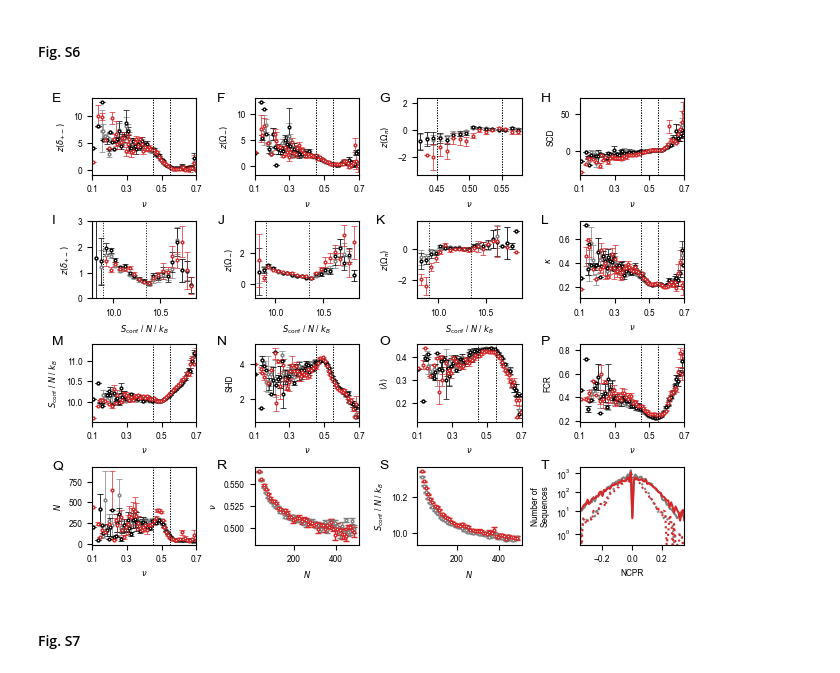
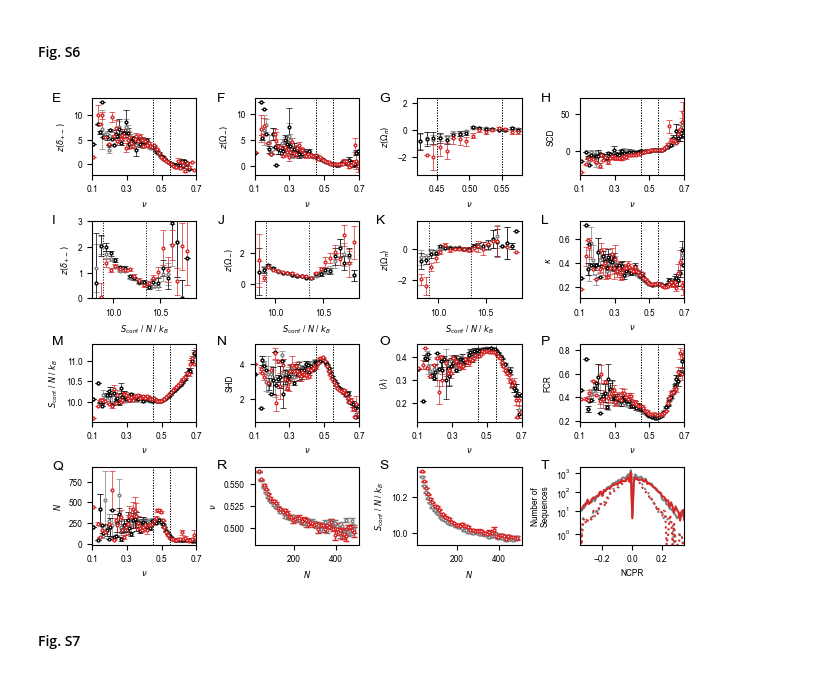
Before and after one commit to KULL-Centre/_2023_Tesei_IDRome, a Jupyter notebook: seq_conf_prop.ipynb, the cells around one changed output. Cells and saved outputs as stored; diff of their text form; code cells hidden in the pictures.

```diff
--- a/seq_conf_prop.ipynb
+++ b/seq_conf_prop.ipynb
@@ -193,7 +186,7 @@ x = bins[:-1]+bin_width/2
 for ax,feature,label in zip([ax1,ax2,ax3,ax4,ax5,ax6],features,labels):
 
     if feature == 'z_delta_+-':
-        nonzero_bool = ((df_idrome.fR+df_idrome.fE)>.1)&((df_idrome.fK+df_idrome.fD).values>.1)
+        nonzero_bool = ((df_idrome.fR+df_idrome.fK)>.1)&((df_idrome.fE+df_idrome.fD).values>.1)
     elif feature == 'z_omega_-':
         nonzero_bool = (df_idrome.fE+df_idrome.fD).values > .1
     elif feature == 'z_omega_pi':
@@ -225,10 +218,11 @@ for ax,feature,label in zip([ax1,ax2,ax3,ax4,ax5,ax6],features,labels):
     ax.set_xlim(.08,.72)
     ax.set_xticks(np.arange(.1,.71,.2))
 
-ax2.annotate('well-mixed',xy=(.56,.05),xycoords='axes fraction',fontsize=6,ha='right')
-ax2.annotate('blocky',xy=(.56,.92),xycoords='axes fraction',fontsize=6,ha='right')
-ax3.annotate('well-mixed',xy=(.56,.05),xycoords='axes fraction',fontsize=6,ha='right')
-ax3.annotate('blocky',xy=(.56,.92),xycoords='axes fraction',fontsize=6,ha='right')
+ax2.annotate('well-mixed',xy=(.55,.12),xycoords='axes fraction',fontsize=6,ha='right')
+ax2.annotate('blocky',xy=(.55,.9),xycoords='axes fraction',fontsize=6,ha='right')
+ax3.annotate('well-mixed',xy=(.55,.12),xycoords='axes fraction',fontsize=6,ha='right')
+ax3.annotate('blocky',xy=(.55,.9),xycoords='axes fraction',fontsize=6,ha='right')
+ax4.annotate('well-mixed',xy=(.62,.12),xycoords='axes fraction',fontsize=6,ha='right')
 
 ax1.set_xlabel('$\\nu$')
 ax2.set_xlabel('$\\nu$')
@@ -251,7 +245,7 @@ ybins = np.round(np.arange(df_idrome[feature].min(),df_idrome[feature].max(),int
 xbins = np.round(np.arange(.1,.702,0.02),2)
 ybins_center = ybins[:-1] + interval/2
 xbins_center = xbins[:-1] + 0.02/2
-nonzero_bool = ((df_idrome.fR+df_idrome.fE)>.1)&((df_idrome.fK+df_idrome.fD).values>.1)
+nonzero_bool = ((df_idrome.fR+df_idrome.fK)>.1)&((df_idrome.fE+df_idrome.fD).values>.1)
 h,_,_,_ = binned_statistic_2d(df_idrome[feature].values[nonzero_bool],
                               df_idrome.mean_lambda.values[nonzero_bool],
             bins=[ybins,xbins],
@@ -310,8 +304,8 @@ cax.xaxis.set_label_position('top'); cax.xaxis.set_ticks_position('top')
 ax2.axhline(0,lw=.5,color='k')
 ax3.axhline(0,lw=.5,color='k')
 
-ax2.set_ylim(-.4,11.1)
-ax3.set_ylim(-.4,11.1)
+ax2.set_ylim(-.8,11.1)
+ax3.set_ylim(-.8,11.1)
 
 f.text(0.015, .95, 'A', fontsize=10)
 f.text(0.27, .95, 'B', fontsize=10)
@@ -857,7 +851,7 @@ x = bins[:-1]+bin_width/2
 for ax,feature,label in zip(np.append(axes.flatten()[:4],axes.flatten()[7:]),features,labels):
 
     if feature == 'z_delta_+-':
-        nonzero_bool = ((df_idrome.fR+df_idrome.fE)>.1)&((df_idrome.fK+df_idrome.fD).values>.1)
+        nonzero_bool = ((df_idrome.fR+df_idrome.fK)>.1)&((df_idrome.fE+df_idrome.fD).values>.1)
     elif feature == 'z_omega_-':
         nonzero_bool = (df_idrome.fE+df_idrome.fD).values > .1
     elif feature == 'z_omega_pi':
@@ -878,8 +872,8 @@ for ax,feature,label in zip(np.append(axes.flatten()[:4],axes.flatten()[7:]),fea
 
     if feature == 'z_delta_+-':
         nonzero_bool = ((df_idrome.query(
-            'fdomain==0').fR+df_idrome.query('fdomain==0').fE)>.1)&((df_idrome.query(
-            'fdomain==0').fK+df_idrome.query('fdomain==0').fD).values>.1)
+            'fdomain==0').fR+df_idrome.query('fdomain==0').fK)>.1)&((df_idrome.query(
+            'fdomain==0').fE+df_idrome.query('fdomain==0').fD).values>.1)
     elif feature == 'z_omega_-':
         nonzero_bool = (df_idrome.query('fdomain==0').fE+df_idrome.query('fdomain==0').fD).values > .1
     elif feature == 'z_omega_pi':
@@ -911,7 +905,7 @@ labels = ['$z(\delta_{+-})$','$z(\Omega_{-})$','$z(\Omega_{\pi})$','SCD','$\kapp
 for ax,feature,label in zip(np.append(axes.flatten()[:4],axes.flatten()[7:]),features,labels):
 
     if feature == 'z_delta_+-':
-        nonzero_bool = ((df_idrome_spot.fR+df_idrome_spot.fE)>.1)&((df_idrome_spot.fK+df_idrome_spot.fD).values>.1)
+        nonzero_bool = ((df_idrome_spot.fR+df_idrome_spot.fK)>.1)&((df_idrome_spot.fE+df_idrome_spot.fD).values>.1)
     elif feature == 'z_omega_-':
         nonzero_bool = (df_idrome_spot.fE+df_idrome_spot.fD).values > .1
     elif feature == 'z_omega_pi':
@@ -948,7 +942,7 @@ x = bins[:-1]+bin_width/2
 for ax,feature,label in zip(axes.flatten()[4:],features,labels):
 
     if feature == 'z_delta_+-':
-        nonzero_bool = ((df_idrome.fR+df_idrome.fE)>.1)&((df_idrome.fK+df_idrome.fD).values>.1)
+        nonzero_bool = ((df_idrome.fR+df_idrome.fK)>.1)&((df_idrome.fE+df_idrome.fD).values>.1)
     elif feature == 'z_omega_-':
         nonzero_bool = (df_idrome.fE+df_idrome.fD).values > .1
     elif feature == 'z_omega_pi':
@@ -972,7 +966,7 @@ for ax,feature,label in zip(axes.flatten()[4:],features,labels):
 
     if feature == 'z_delta_+-':
         nonzero_bool = ((df_idrome.query('fdomain==0').fR+df_idrome.query(
-            'fdomain==0').fE)>.1)&((df_idrome.query('fdomain==0').fK+df_idrome.query('fdomain==0').fD).values>.1)
+            'fdomain==0').fK)>.1)&((df_idrome.query('fdomain==0').fE+df_idrome.query('fdomain==0').fD).values>.1)
     elif feature == 'z_omega_-':
         nonzero_bool = (df_idrome.query('fdomain==0').fE+df_idrome.query('fdomain==0').fD).values > .1
     elif feature == 'z_omega_pi':
@@ -998,7 +992,7 @@ for ax,feature,label in zip(axes.flatten()[4:],features,labels):
 for ax,feature,label in zip(axes.flatten()[4:],features,labels):
 
     if feature == 'z_delta_+-':
-        nonzero_bool = ((df_idrome_spot.fR+df_idrome_spot.fE)>.1)&((df_idrome_spot.fK+df_idrome_spot.fD).values>.1)
+        nonzero_bool = ((df_idrome_spot.fR+df_idrome_spot.fK)>.1)&((df_idrome_spot.fE+df_idrome_spot.fD).values>.1)
     elif feature == 'z_omega_-':
         nonzero_bool = (df_idrome_spot.fE+df_idrome_spot.fD).values > .1
     elif feature == 'z_omega_pi':
@@ -1090,34 +1084,34 @@ ax3.set_xlim(-.35,.35)
 ax3.set_ylim(1e-2,2e3)
 ax3.set_yscale('symlog')
 
 axes.flatten()[4].set_ylim(0,3)
 
 f.text(0.02, .975, 'E', fontsize=10)
 f.text(0.27, .975, 'F', fontsize=10)
 f.text(0.515, .975, 'G', fontsize=10)
 f.text(0.76, .975, 'H', fontsize=10)
 
 f.text(0.02, .73, 'I', fontsize=10)
 f.text(0.27, .73, 'J', fontsize=10)
 f.text(0.51, .73, 'K', fontsize=10)
 f.text(0.76, .73, 'L', fontsize=10)
 
 f.text(0.02, .49, 'M', fontsize=10)
 f.text(0.27, .49, 'N', fontsize=10)
 f.text(0.515, .49, 'O', fontsize=10)
 f.text(0.76, .49, 'P', fontsize=10)
 
 f.text(0.02, .24, 'Q', fontsize=10)
 f.text(0.27, .24, 'R', fontsize=10)
 f.text(0.515, .24, 'S', fontsize=10)
 f.text(0.76, .24, 'T', fontsize=10)
 
 
 plt.tight_layout()
 
 f.savefig('figs/figS6b.pdf',dpi=300)
 # %% [output]
-[figure, old version]
+[figure, new version]
 # %% [markdown]
 #### Fig. S7
 # %%
```
Also changed, not shown: parts of 2 cells of this notebook, 16 other files.
